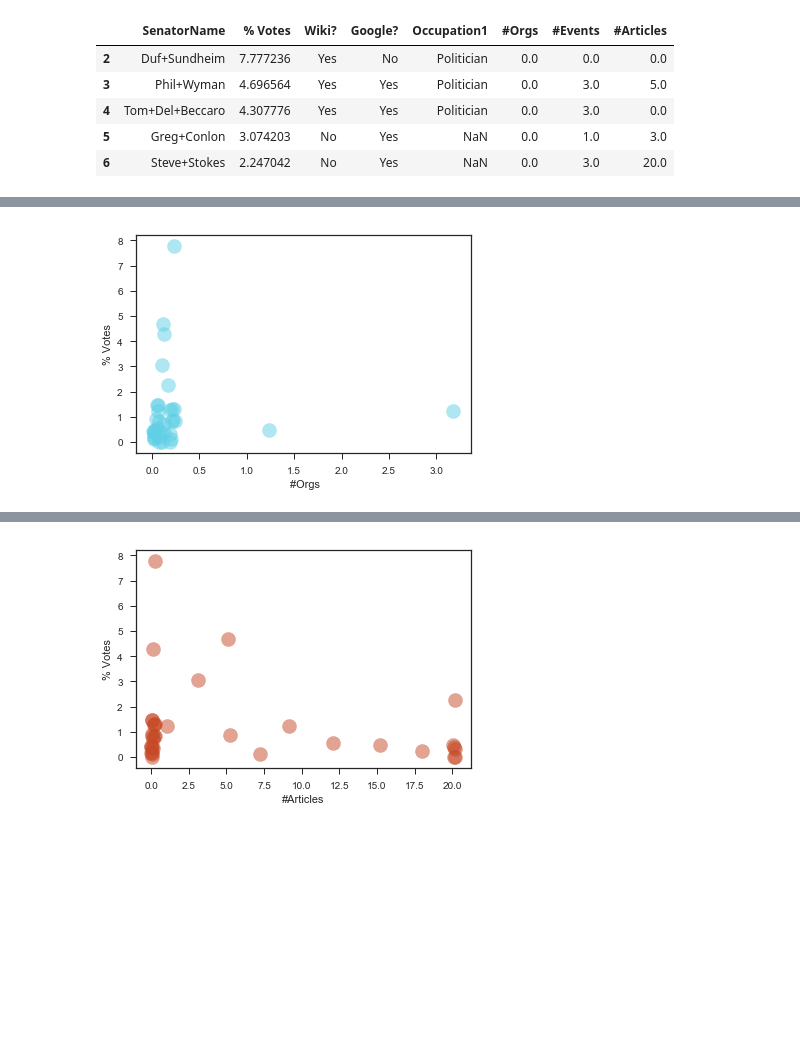
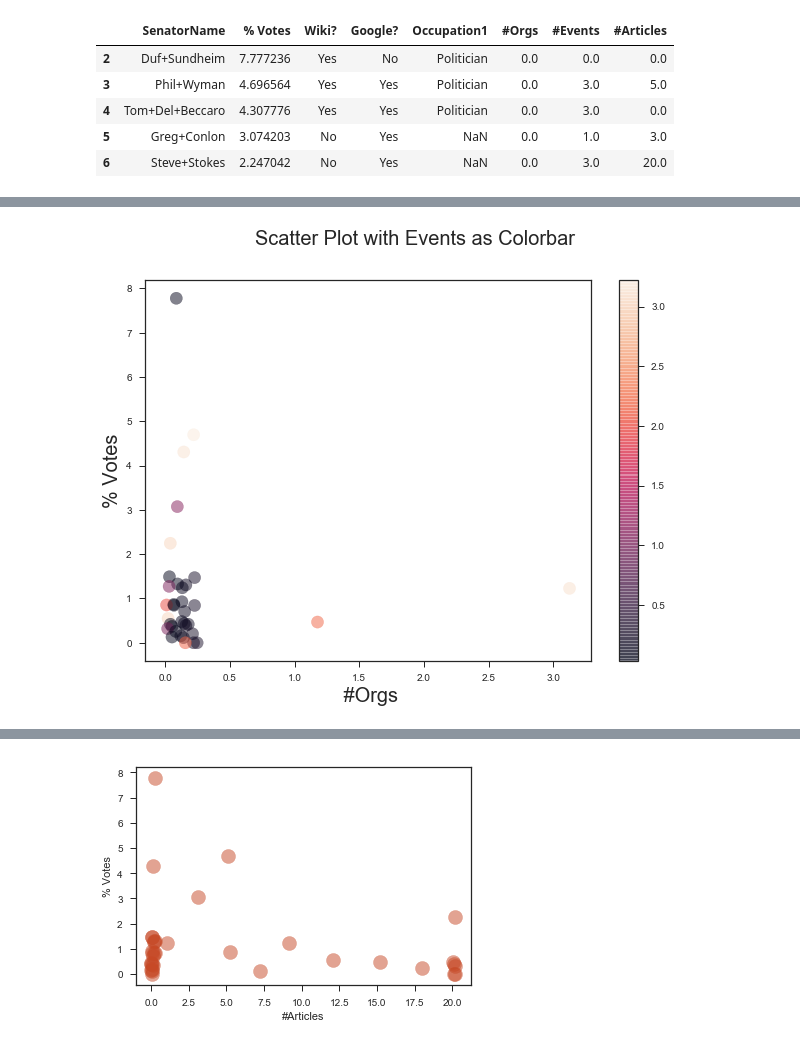
Before and after one commit to ChiruGit/Capstone, a Jupyter notebook: DataExploration.ipynb, the cells around one changed output, grey strips where cells are left out. Saved outputs shown, nothing was run; the diff lists cells and outputs as text; code cells hidden in the pictures; blank space fills up the shorter version.

```diff
--- a/DataExploration.ipynb
+++ b/DataExploration.ipynb
@@ -144,7 +130,7 @@ selectdata
 | 35 | Ric+M.Llewellyn | 0.000004 | No | No | NaN | 0 | 0 | 0 |
 | 36 | Alexis+Stuart | 0.000001 | No | Yes | NaN | 0 | 2 | 20 |
 # %%
-#df = selectdata['% Votes'] *100
+df = selectdata['% Votes'] *100
 #df.head()
 
 df2 = selectdata
@@ -253,10 +236,15 @@ plt.show()
 # %%
 np.random.seed(196801)
-# c=colors,
-plt.scatter(df2[' #Orgs'], df2['% Votes'], s=200,alpha=0.5, c = '#5fd0e6')
-fig.suptitle('Scatter Plot')
-plt.ylabel('% Votes')
-plt.xlabel(' #Orgs')
+# c=colors,'#5fd0e6'
+colors = df2['#Events']
+fig = plt.figure(figsize=(10,7))
+
+scatter = plt.scatter(df2[' #Orgs'], df2['% Votes'], s=150,alpha=0.5, c= colors)
+fig.suptitle('Scatter Plot with Events as Colorbar', fontsize=20)
+plt.ylabel('% Votes', fontsize = 20)
+plt.xlabel(' #Orgs', fontsize = 20)
+
+plt.colorbar(scatter)
 plt.show()
 # %% [output]
-[figure, old version]
+[figure, new version]
```
Also changed, not shown: parts of 21 cells of this notebook, 1 other file.
